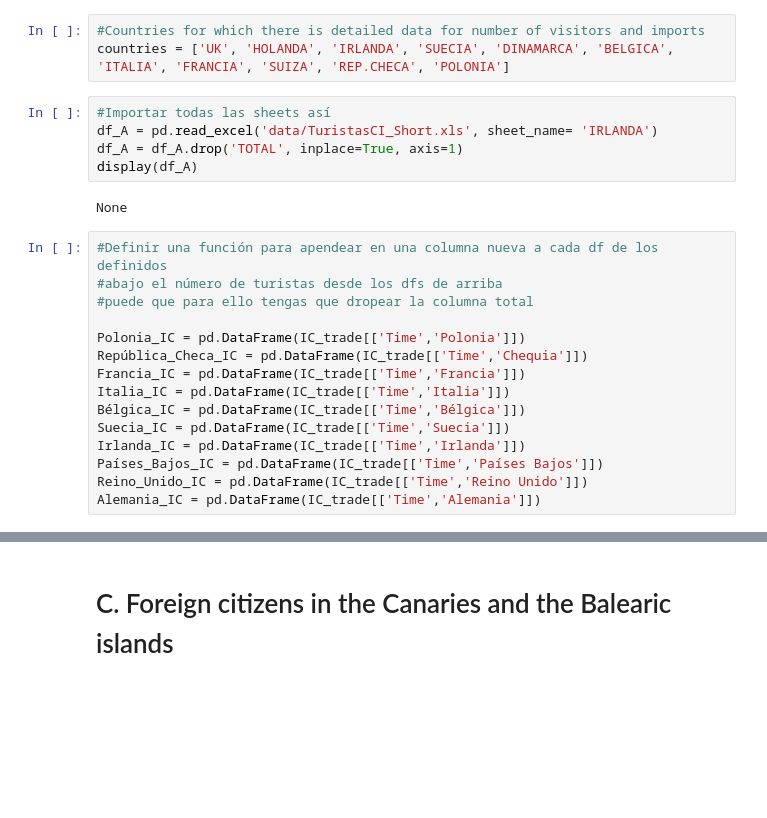
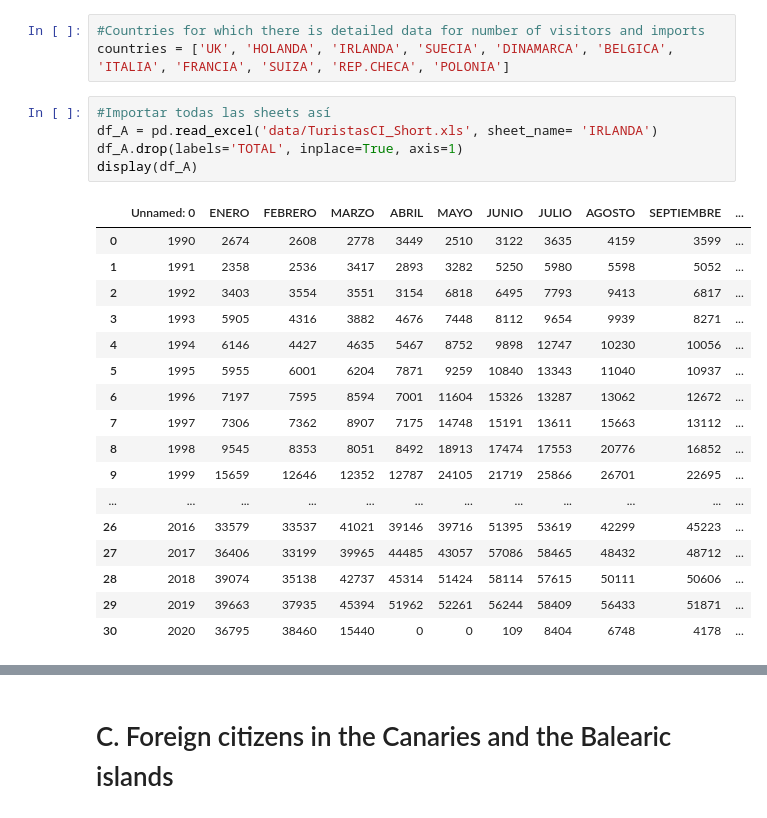
Before and after one commit to DiSanchz/ETL-Project, a Jupyter notebook: Cleaning.ipynb, the cells around one changed output, grey strips where cells are left out. Saved outputs shown, nothing was run; the diff lists cells and outputs as text; blank space fills up the shorter version.

```diff
--- a/Cleaning.ipynb
+++ b/Cleaning.ipynb
@@ -236,25 +236,26 @@ BI_trade.sample(7)
 # %%
 #Countries for which there is detailed data for number of visitors and imports
 countries = ['UK', 'HOLANDA', 'IRLANDA', 'SUECIA', 'DINAMARCA', 'BELGICA', 'ITALIA', 'FRANCIA', 'SUIZA', 'REP.CHECA', 'POLONIA']
-# %%
-#Importar todas las sheets así
-df_A = pd.read_excel('data/TuristasCI_Short.xls', sheet_name= 'IRLANDA')
-df_A = df_A.drop('TOTAL', inplace=True, axis=1)
-display(df_A)
-# %% [output]
-None
-# %%
-#Definir una función para apendear en una columna nueva a cada df de los definidos
-#abajo el número de turistas desde los dfs de arriba
-#puede que para ello tengas que dropear la columna total
-
-Polonia_IC = pd.DataFrame(IC_trade[['Time','Polonia']])
-República_Checa_IC = pd.DataFrame(IC_trade[['Time','Chequia']])
-Francia_IC = pd.DataFrame(IC_trade[['Time','Francia']])
-Italia_IC = pd.DataFrame(IC_trade[['Time','Italia']])
-Bélgica_IC = pd.DataFrame(IC_trade[['Time','Bélgica']])
-Suecia_IC = pd.DataFrame(IC_trade[['Time','Suecia']])
-Irlanda_IC = pd.DataFrame(IC_trade[['Time','Irlanda']])
-Países_Bajos_IC = pd.DataFrame(IC_trade[['Time','Países Bajos']])
-Reino_Unido_IC = pd.DataFrame(IC_trade[['Time','Reino Unido']])
-Alemania_IC = pd.DataFrame(IC_trade[['Time','Alemania']])
+# %%
+#Importar todas las sheets así
+df_A = pd.read_excel('data/TuristasCI_Short.xls', sheet_name= 'IRLANDA')
+df_A.drop(labels='TOTAL', inplace=True, axis=1)
+display(df_A)
+# %% [output]
+|  | Unnamed: 0 | ENERO | FEBRERO | MARZO | ABRIL | MAYO | JUNIO | JULIO | AGOSTO | SEPTIEMBRE | ... |
+| 0 | 1990 | 2674 | 2608 | 2778 | 3449 | 2510 | 3122 | 3635 | 4159 | 3599 | ... |
+| 1 | 1991 | 2358 | 2536 | 3417 | 2893 | 3282 | 5250 | 5980 | 5598 | 5052 | ... |
+| 2 | 1992 | 3403 | 3554 | 3551 | 3154 | 6818 | 6495 | 7793 | 9413 | 6817 | ... |
+| 3 | 1993 | 5905 | 4316 | 3882 | 4676 | 7448 | 8112 | 9654 | 9939 | 8271 | ... |
+| 4 | 1994 | 6146 | 4427 | 4635 | 5467 | 8752 | 9898 | 12747 | 10230 | 10056 | ... |
+| 5 | 1995 | 5955 | 6001 | 6204 | 7871 | 9259 | 10840 | 13343 | 11040 | 10937 | ... |
+| 6 | 1996 | 7197 | 7595 | 8594 | 7001 | 11604 | 15326 | 13287 | 13062 | 12672 | ... |
+| 7 | 1997 | 7306 | 7362 | 8907 | 7175 | 14748 | 15191 | 13611 | 15663 | 13112 | ... |
+| 8 | 1998 | 9545 | 8353 | 8051 | 8492 | 18913 | 17474 | 17553 | 20776 | 16852 | ... |
+| 9 | 1999 | 15659 | 12646 | 12352 | 12787 | 24105 | 21719 | 25866 | 26701 | 22695 | ... |
+| ... | ... | ... | ... | ... | ... | ... | ... | ... | ... | ... | ... |
+| 26 | 2016 | 33579 | 33537 | 41021 | 39146 | 39716 | 51395 | 53619 | 42299 | 45223 | ... |
+| 27 | 2017 | 36406 | 33199 | 39965 | 44485 | 43057 | 57086 | 58465 | 48432 | 48712 | ... |
+| 28 | 2018 | 39074 | 35138 | 42737 | 45314 | 51424 | 58114 | 57615 | 50111 | 50606 | ... |
+| 29 | 2019 | 39663 | 37935 | 45394 | 51962 | 52261 | 56244 | 58409 | 56433 | 51871 | ... |
+| 30 | 2020 | 36795 | 38460 | 15440 | 0 | 0 | 109 | 8404 | 6748 | 4178 | ... |
```
Also changed, not shown: parts of 7 cells of this notebook.
